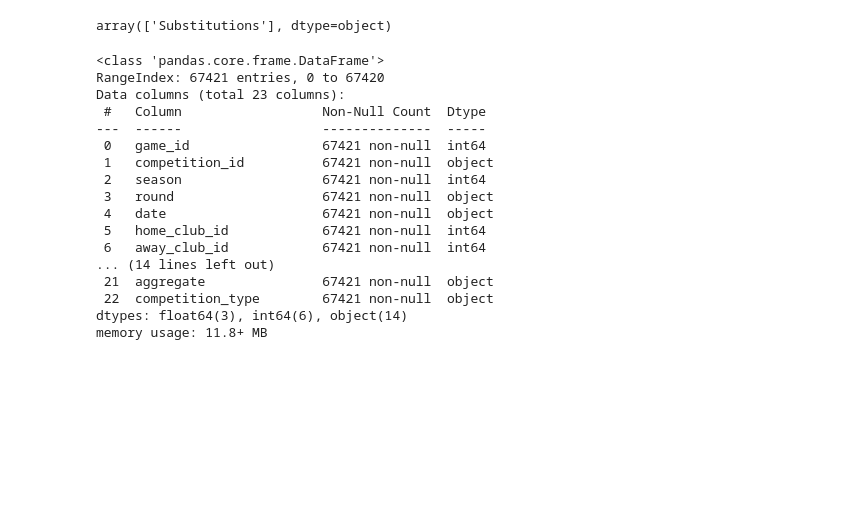
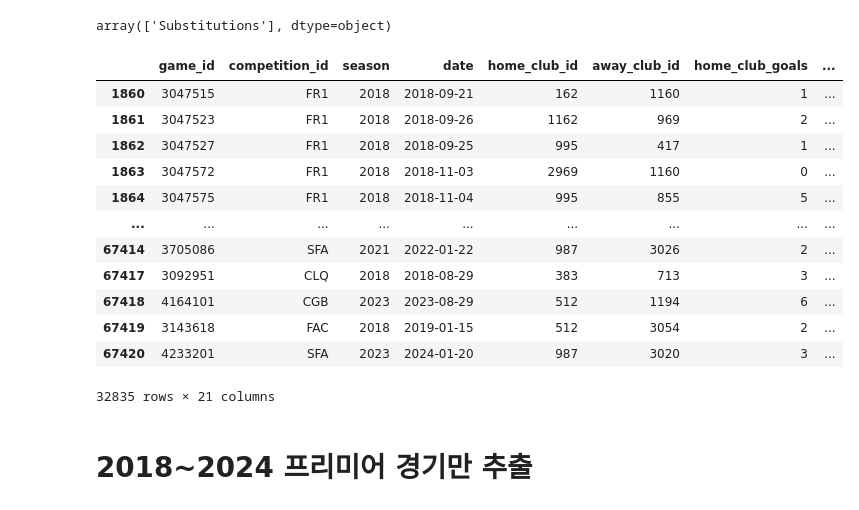
Before and after one commit to MijeongKim0533/PJ_Best_Combination, a Jupyter notebook: SY/Untitled-2.ipynb, the cells around one changed output. Cells and saved outputs as stored; diff of their text form; code cells hidden in the pictures; blank space fills up the shorter version.

```diff
--- a/SY/Untitled-2.ipynb
+++ b/SY/Untitled-2.ipynb
@@ -232,23 +248,26 @@ memory usage: 32.3+ MB
 game_events[game_events['description'].isnull()]['type'].unique()
 # %% [output]
 array(['Substitutions'], dtype=object)
+# %%
+games = games.drop(['url','round'], axis=1)
+# %%
+mask = (games['date'] >= start_date) & (games['date'] <= end_date)
+games = games.loc[mask]
 # %%
-games.info()
+games
 # %% [output]
+|  | game_id | competition_id | season | date | home_club_id | away_club_id | home_club_goals | ... |
+| 1860 | 3047515 | FR1 | 2018 | 2018-09-21 | 162 | 1160 | 1 | ... |
+| 1861 | 3047523 | FR1 | 2018 | 2018-09-26 | 1162 | 969 | 2 | ... |
+| 1862 | 3047527 | FR1 | 2018 | 2018-09-25 | 995 | 417 | 1 | ... |
+| 1863 | 3047572 | FR1 | 2018 | 2018-11-03 | 2969 | 1160 | 0 | ... |
+| 1864 | 3047575 | FR1 | 2018 | 2018-11-04 | 995 | 855 | 5 | ... |
+| ... | ... | ... | ... | ... | ... | ... | ... | ... |
+| 67414 | 3705086 | SFA | 2021 | 2022-01-22 | 987 | 3026 | 2 | ... |
+| 67417 | 3092951 | CLQ | 2018 | 2018-08-29 | 383 | 713 | 3 | ... |
+| 67418 | 4164101 | CGB | 2023 | 2023-08-29 | 512 | 1194 | 6 | ... |
+| 67419 | 3143618 | FAC | 2018 | 2019-01-15 | 512 | 3054 | 2 | ... |
+| 67420 | 4233201 | SFA | 2023 | 2024-01-20 | 987 | 3020 | 3 | ... |
-<class 'pandas.core.frame.DataFrame'>
-RangeIndex: 67421 entries, 0 to 67420
-Data columns (total 23 columns):
- #   Column                  Non-Null Count  Dtype
----  ------                  --------------  -----
- 0   game_id                 67421 non-null  int64
- 1   competition_id          67421 non-null  object
- 2   season                  67421 non-null  int64
- 3   round                   67421 non-null  object
- 4   date                    67421 non-null  object
- 5   home_club_id            67421 non-null  int64
- 6   away_club_id            67421 non-null  int64
-... (14 lines left out)
- 21  aggregate               67421 non-null  object
- 22  competition_type        67421 non-null  object
-dtypes: float64(3), int64(6), object(14)
-memory usage: 11.8+ MB
+32835 rows × 21 columns
+# %% [markdown]
+# 2018~2024 프리미어 경기만 추출
```
Also changed, not shown: parts of 7 cells of this notebook.
